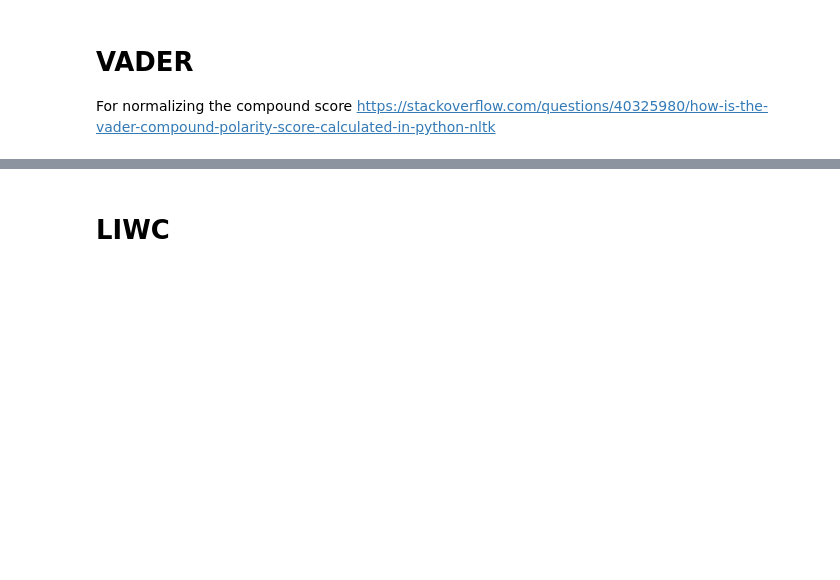
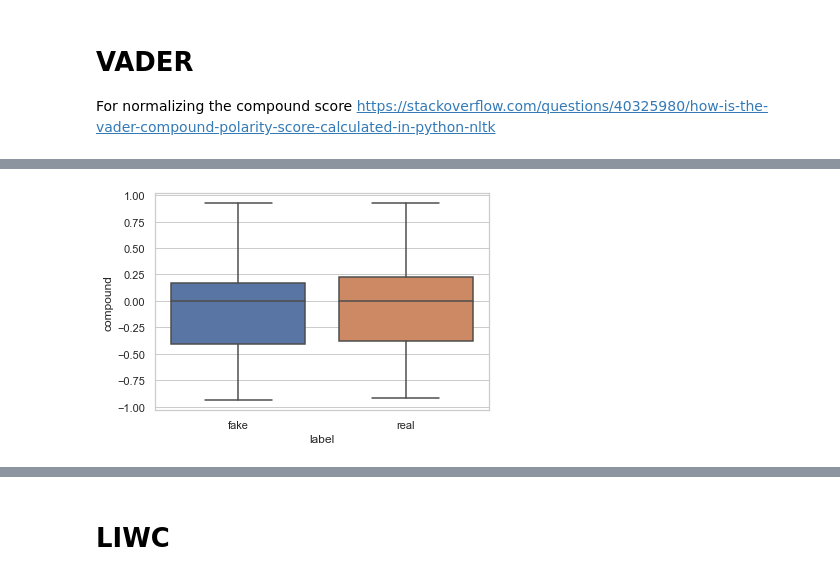
Before and after one commit to RosaLucassen/NLP_Analysis_COVID19, a Jupyter notebook: Final Gensim Method.ipynb, the cells around one changed output, grey strips where cells are left out. Drawn from its saved outputs; the diff is of its cells as text; code cells hidden in the pictures; blank space fills up the shorter version.

```diff
--- a/Final Gensim Method.ipynb
+++ b/Final Gensim Method.ipynb
@@ -462,0 +554,4 @@ data_VADER
+# %%
+boxplot(data_VADER, "topic_2")
+# %% [output]
+[figure, added]
```
Also changed, not shown: parts of 66 cells of this notebook.
